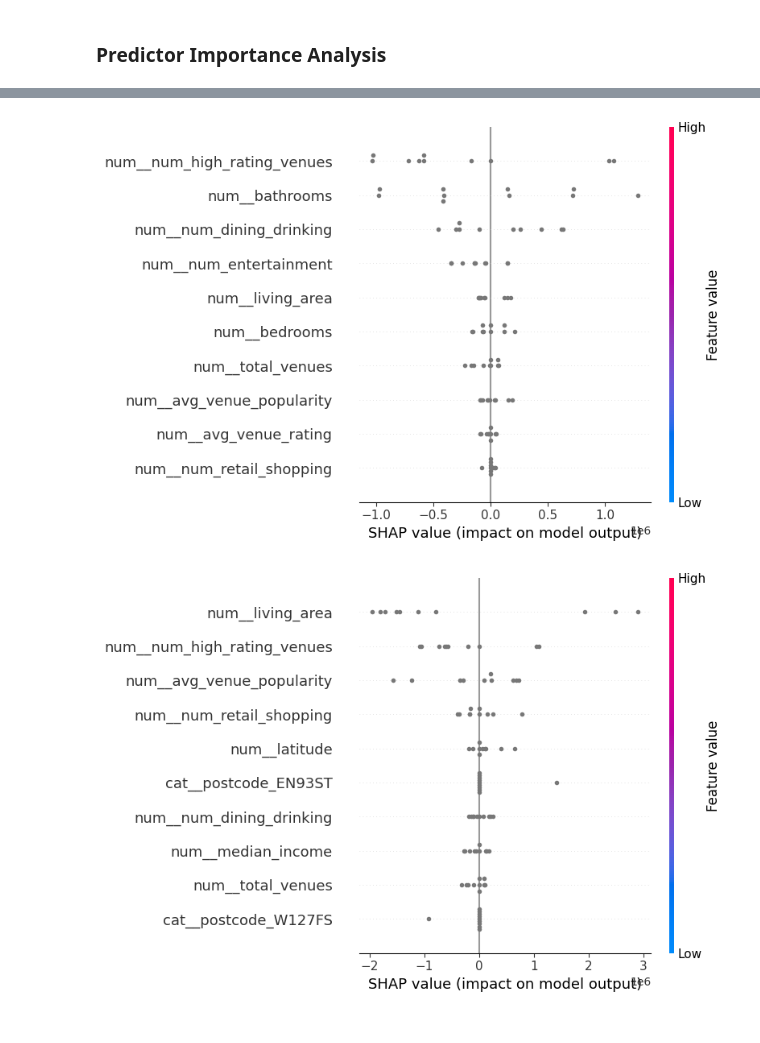
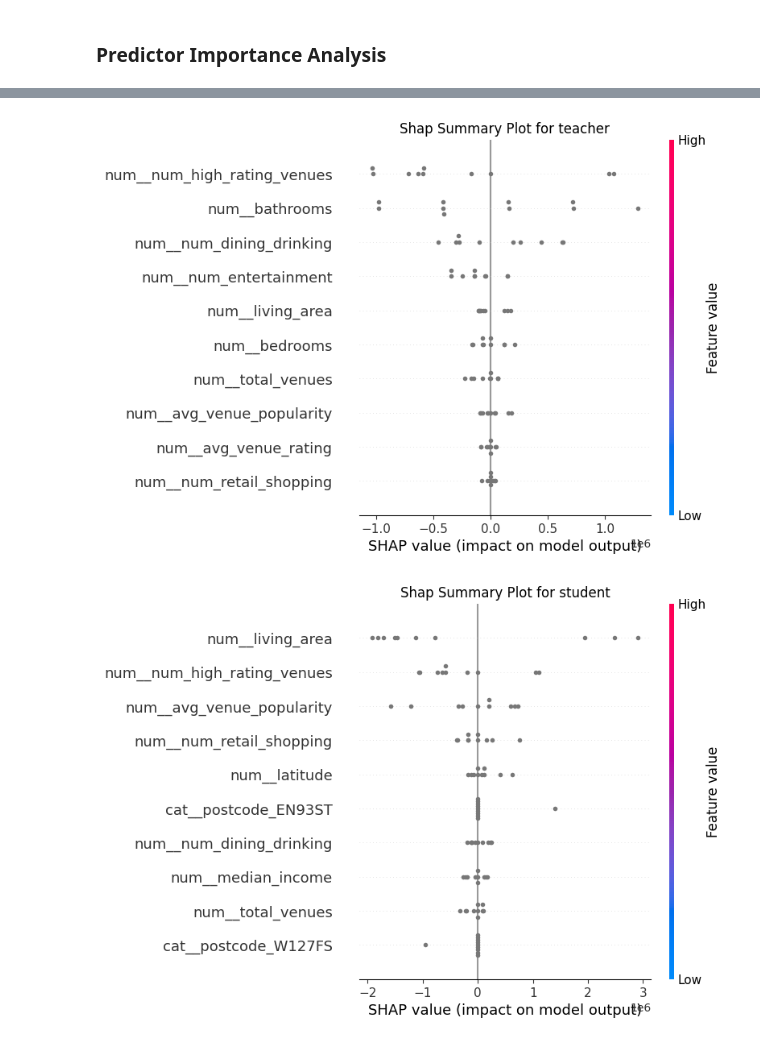
Before and after one commit to ananyapuru/381-final-project, a Jupyter notebook: model/model.ipynb, the cells around one changed output, grey strips where cells are left out. Cells and saved outputs as stored; diff of their text form; code cells hidden in the pictures.

Commit message:
added titles

```diff
--- a/model/model.ipynb
+++ b/model/model.ipynb
@@ -460,6 +460,7 @@ for name,trained_model in zip(['baseline', 'teacher', 'student'], [model, teache
     X_test_transformed = trained_model.named_steps["prep"].transform(X_test[:10])
     shap_values = explainer.shap_values(X_test_transformed)
     feature_names = trained_model.named_steps["prep"].get_feature_names_out()
-    plt.title(f"SHAP Summary Plot for {trained_model}")
-    shap.summary_plot(shap_values, X_test_transformed, feature_names=feature_names, max_display=10)
+    shap.summary_plot(shap_values, X_test_transformed, feature_names=feature_names, max_display=10, show=False)
+    plt.title(f'Shap Summary Plot for {name}')
+    plt.show()
 # %% [output]
@@ -467,2 +468,2 @@ for name,trained_model in zip(['baseline', 'teacher', 'student'], [model, teache
-[figure, old version]
+[figure, new version]
-[figure, old version]
+[figure, new version]
```
Also changed, not shown: parts of 1 cell of this notebook.
